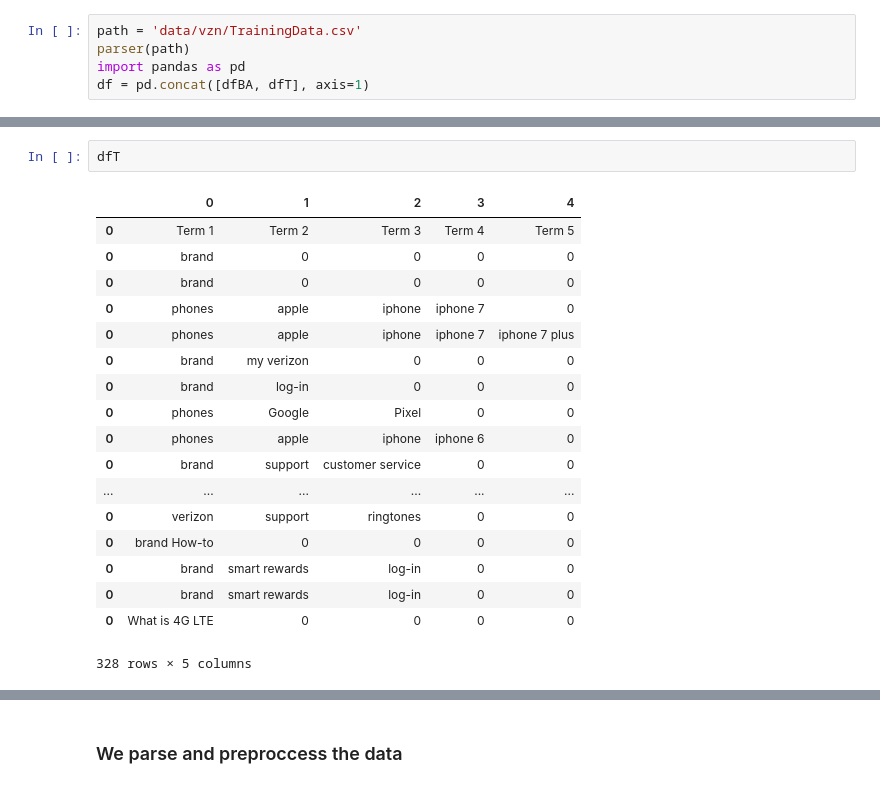
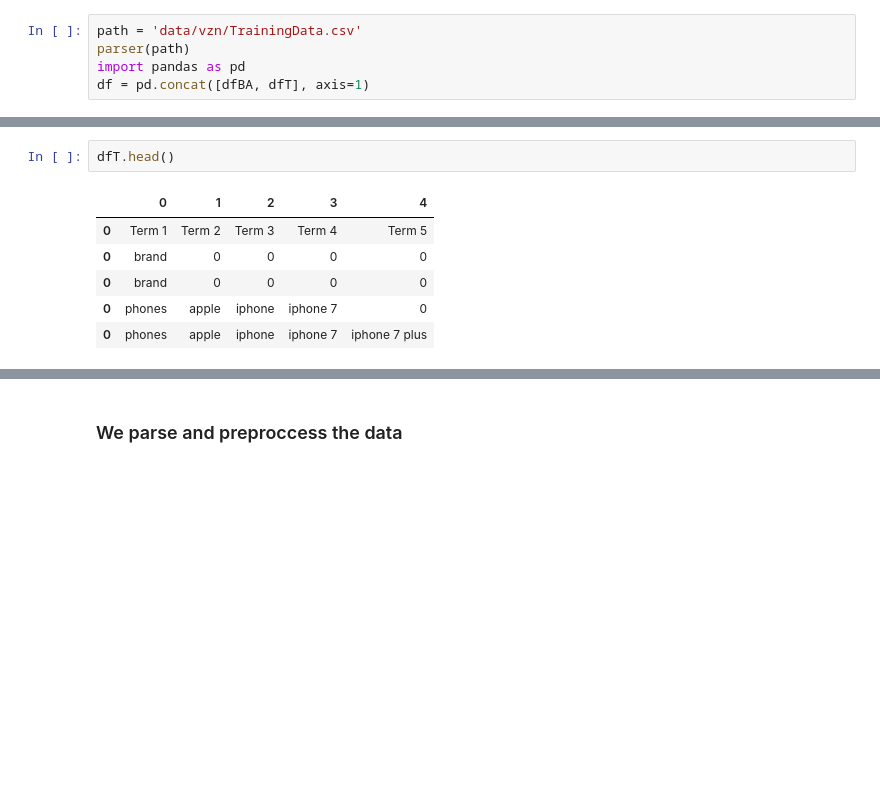
Before and after one commit to andres-root/multilabel-text-classifier, a Jupyter notebook: multilabel-classification.ipynb, the cells around one changed output, grey strips where cells are left out. Saved outputs shown, nothing was run; the diff lists cells and outputs as text; blank space fills up the shorter version.

```diff
--- a/multilabel-classification.ipynb
+++ b/multilabel-classification.ipynb
@@ -78,21 +57,9 @@ dfBA
 # %%
-dfT
+dfT.head()
 # %% [output]
 |  | 0 | 1 | 2 | 3 | 4 |
 | 0 | Term 1 | Term 2 | Term 3 | Term 4 | Term 5 |
 | 0 | brand | 0 | 0 | 0 | 0 |
 | 0 | brand | 0 | 0 | 0 | 0 |
 | 0 | phones | apple | iphone | iphone 7 | 0 |
 | 0 | phones | apple | iphone | iphone 7 | iphone 7 plus |
-| 0 | brand | my verizon | 0 | 0 | 0 |
-| 0 | brand | log-in | 0 | 0 | 0 |
-| 0 | phones | Google | Pixel | 0 | 0 |
-| 0 | phones | apple | iphone | iphone 6 | 0 |
-| 0 | brand | support | customer service | 0 | 0 |
-| ... | ... | ... | ... | ... | ... |
-| 0 | verizon | support | ringtones | 0 | 0 |
-| 0 | brand How-to | 0 | 0 | 0 | 0 |
-| 0 | brand | smart rewards | log-in | 0 | 0 |
-| 0 | brand | smart rewards | log-in | 0 | 0 |
-| 0 | What is 4G LTE | 0 | 0 | 0 | 0 |
-328 rows × 5 columns
```
Also changed, not shown: parts of 3 cells of this notebook, 5 other files.
